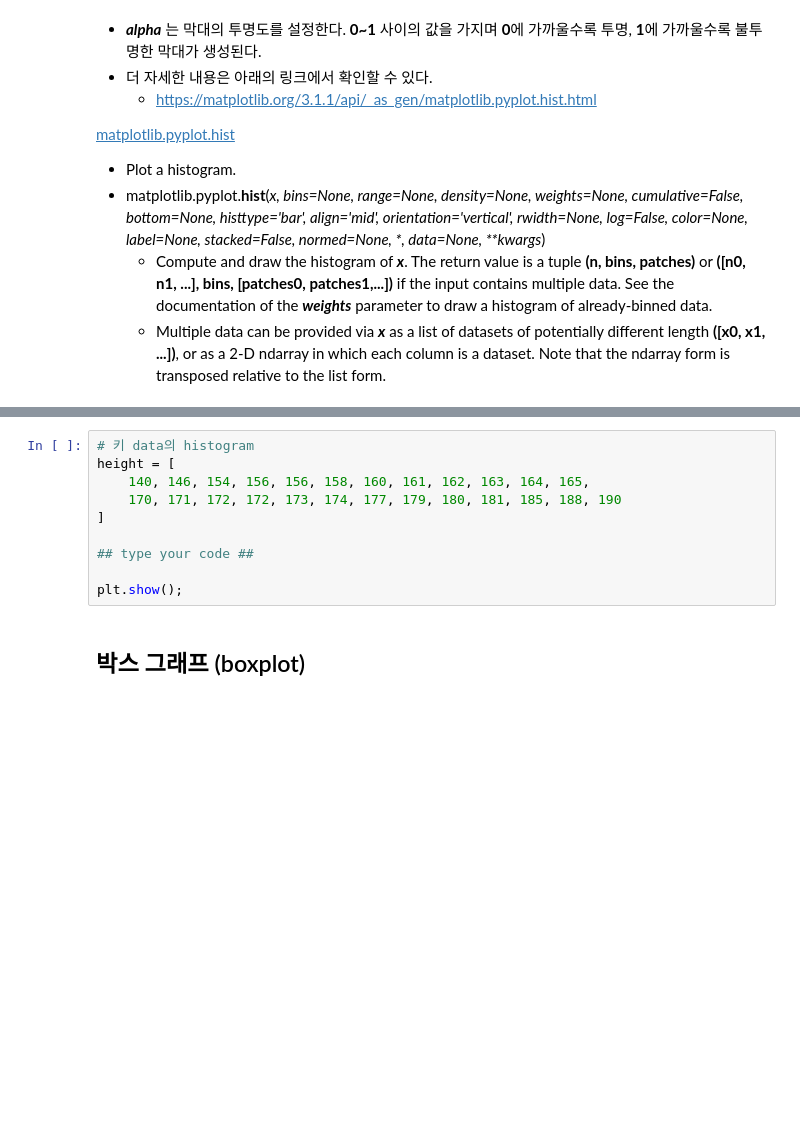
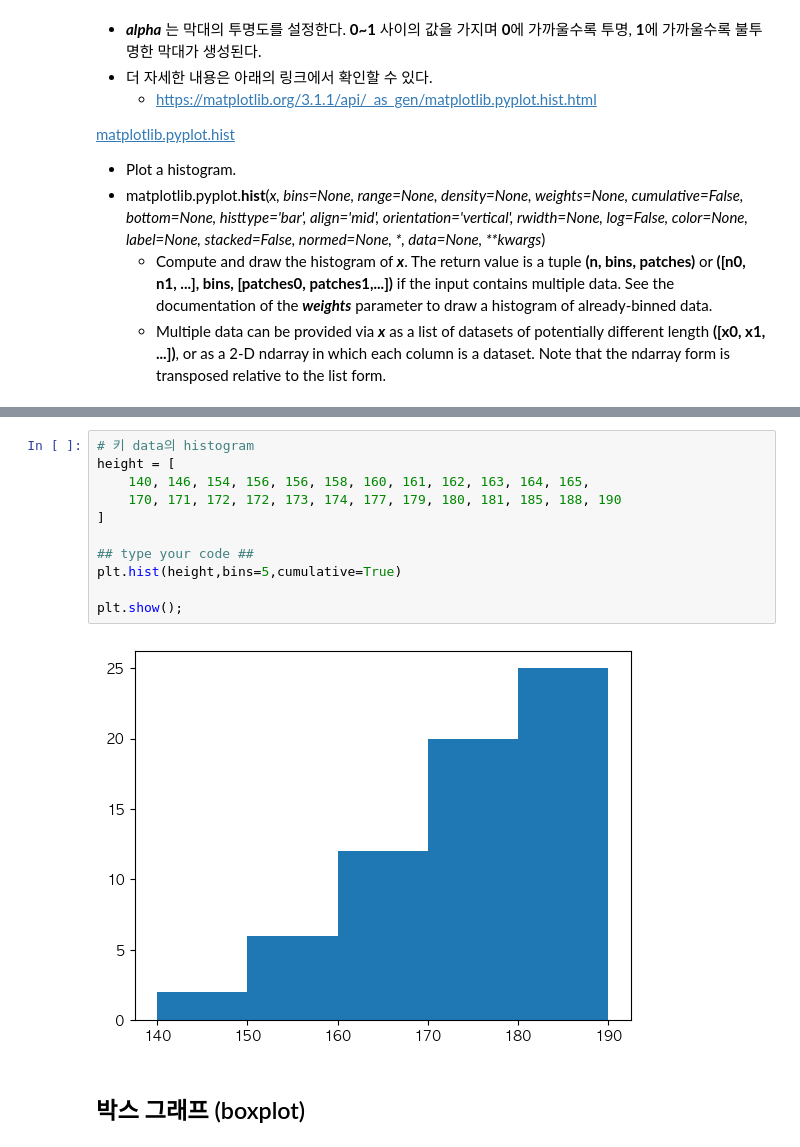
Before and after one commit to Meonu/AI-Bigdata-Study, a Jupyter notebook: practice/3. data_visualization_1.ipynb, the cells around one changed output, grey strips where cells are left out. Cells and saved outputs as stored; diff of their text form; blank space fills up the shorter version.

```diff
--- a/practice/3. data_visualization_1.ipynb
+++ b/practice/3. data_visualization_1.ipynb
@@ -1006,13 +1027,16 @@ plt.show();
 # %%
 # 키 data의 histogram
 height = [
     140, 146, 154, 156, 156, 158, 160, 161, 162, 163, 164, 165,
     170, 171, 172, 172, 173, 174, 177, 179, 180, 181, 185, 188, 190
 ]
 
 ## type your code ##
+plt.hist(height,bins=5,cumulative=True)
 
 plt.show();
+# %% [output]
+[figure, added]
 # %% [markdown]
 ## 박스 그래프 (boxplot)
 # %% [markdown]
```
Also changed, not shown: parts of 12 cells of this notebook.
